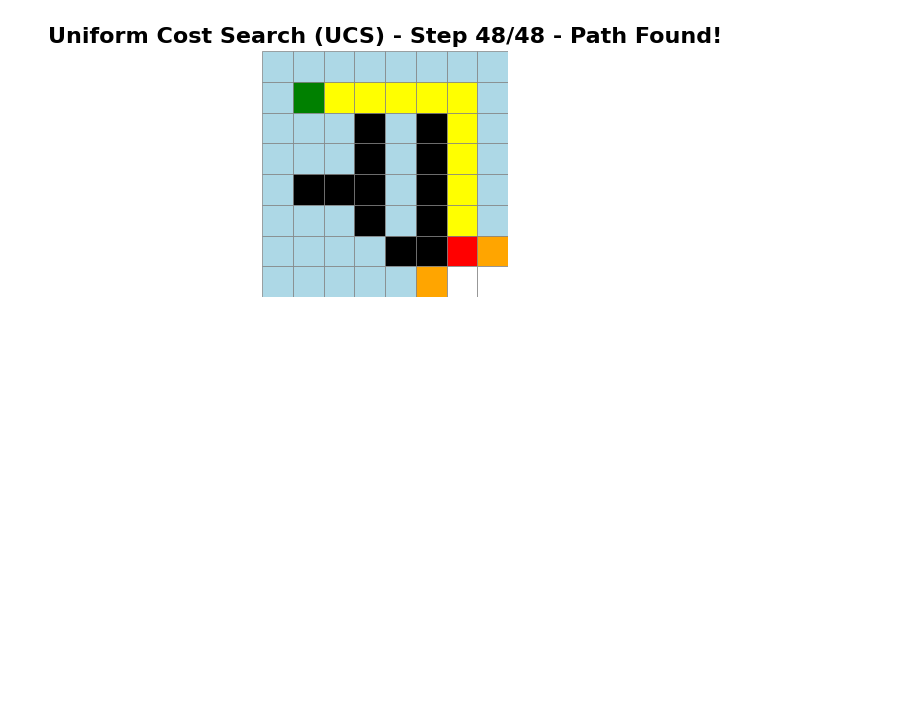
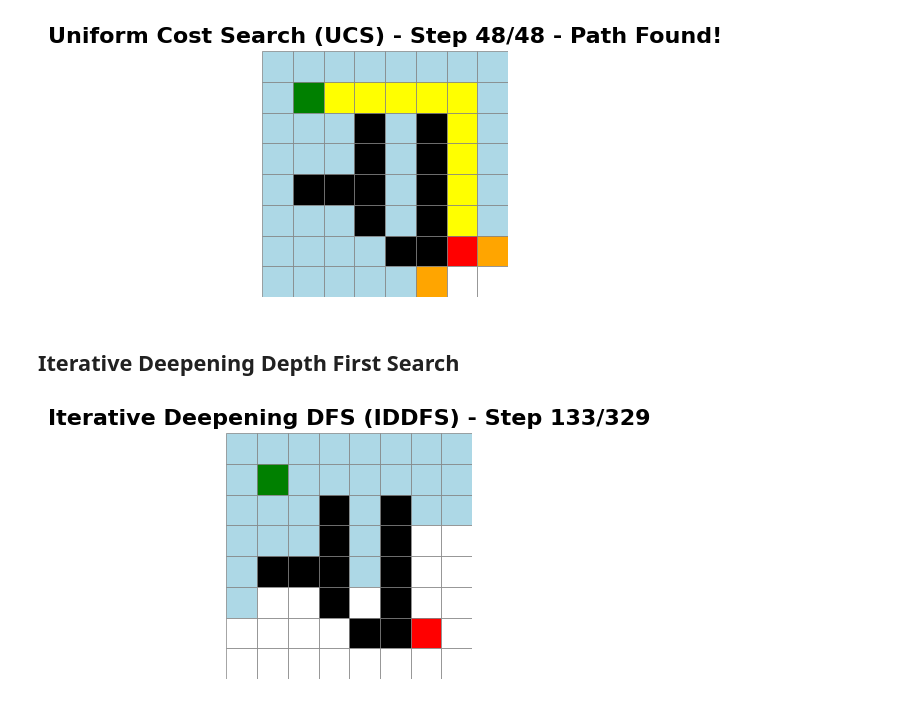
Before and after one commit to ranahusain/AIPathFinder, a Jupyter notebook: Q7.ipynb, the cells around one changed output. Cells and saved outputs as stored; diff of their text form; code cells hidden in the pictures; blank space fills up the shorter version.

Commit message:
iterative deepening

```diff
--- a/Q7.ipynb
+++ b/Q7.ipynb
@@ -362,3 +362,82 @@ grid_world.reset_grid()
 ucs_path, ucs_cost, ucs_nodes = ucs_search(grid_world, animate=True)
 # %% [output]
 [figure]
+# %% [markdown]
+## Iterative Deepening Depth First Search
+# %%
+def iddfs_search(grid_world, max_depth=6, animate=True):
+    """
+    Iterative Deepening Depth-First Search with real-time visualization
+    """
+    start = grid_world.start
+    target = grid_world.target
+
+    all_visited_order = []
+    all_states = []
+
+    def dls_for_iddfs(node, depth, visited, path):
+        """DLS helper for IDDFS"""
+        nonlocal all_visited_order, all_states
+
+        all_visited_order.append(node)
+        visited.add(node)
+        path.append(node)
+
+        # Store state for animation
+        if animate:
+            all_states.append({
+                'visited': all_visited_order.copy(),
+                'frontier': path.copy()
+            })
+
+        # Check if goal reached
+        if node == target:
+            return path.copy()
+
+        # Check depth limit
+        if depth == 0:
+            path.pop()
+            return None
+
+        # Explore neighbors
+        for neighbor in grid_world.get_neighbors(node):
+            if neighbor not in visited:
+                result = dls_for_iddfs(neighbor, depth - 1, visited, path)
+                if result is not None:
+                    return result
+
+        path.pop()
+        return None
+
+    print("IDDFS Search Started...")
+
+    for depth in range(max_depth + 1):
+        print(f"  Trying depth {depth}...")
+        visited = set()
+        path = []
+
+        result_path = dls_for_iddfs(start, depth, visited, path)
+
+        if result_path:
+            print(f"\nGoal reached at depth {depth}! Visited {len(all_visited_order)} nodes total")
+
+            # Calculate cost
+            cost = sum(grid_world.get_cost(result_path[i], result_path[i+1])
+                      for i in range(len(result_path)-1))
+
+            print(f"Path length: {len(result_path)}, Total cost: {cost:.2f}")
+
+            if animate:
+                grid_world.animate_search(all_states, result_path,
+                                         f"Iterative Deepening DFS (IDDFS)")
+
+            return result_path, cost, len(all_visited_order)
+
+    print(f"No path found within max depth {max_depth}!")
+    return None, float('inf'), len(all_visited_order)
+
+# Run IDDFS
+grid_world.reset_grid()
+iddfs_path, iddfs_cost, iddfs_nodes = iddfs_search(grid_world, max_depth=30, animate=True)
+# %% [output]
+[figure, added]
```
